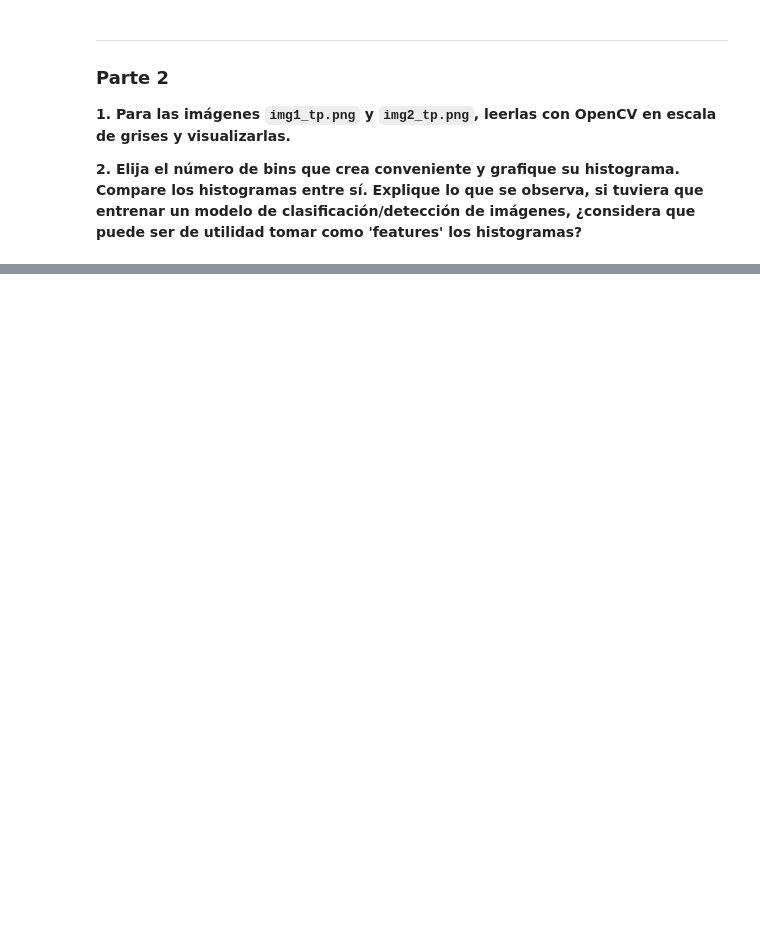
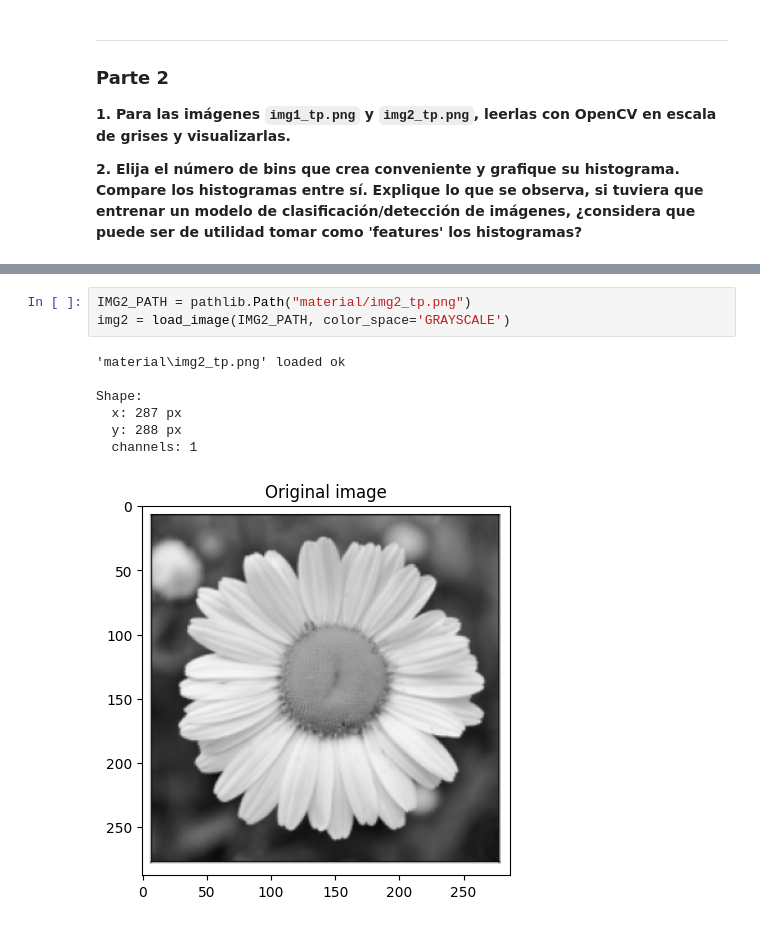
Before and after one commit to ArielMatC/ceia-computer-vision-1, a Jupyter notebook: TP1/tp1.ipynb, the cells around one changed output, grey strips where cells are left out. Cells and saved outputs as stored; diff of their text form; blank space fills up the shorter version.

```diff
--- a/TP1/tp1.ipynb
+++ b/TP1/tp1.ipynb
@@ -320,0 +332,11 @@ histograms_compare(test_image, corrected_test_image)
+# %%
+IMG2_PATH = pathlib.Path("material/img2_tp.png")
+img2 = load_image(IMG2_PATH, color_space='GRAYSCALE')
+# %% [output]
+'material\img2_tp.png' loaded ok
+
+Shape:
+  x: 287 px
+  y: 288 px
+  channels: 1
+[figure, added]
```
Also changed, not shown: parts of 8 cells of this notebook.
